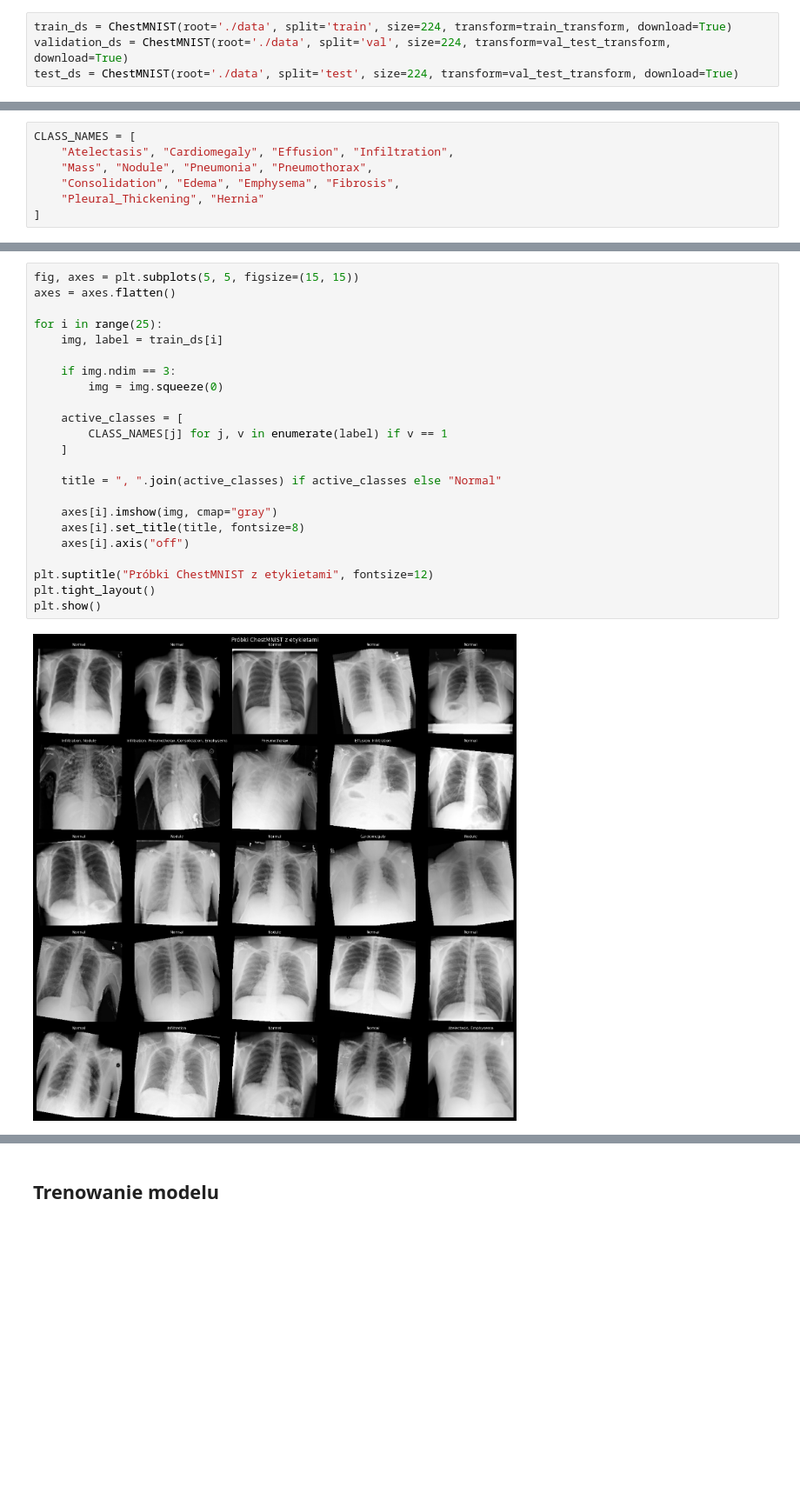
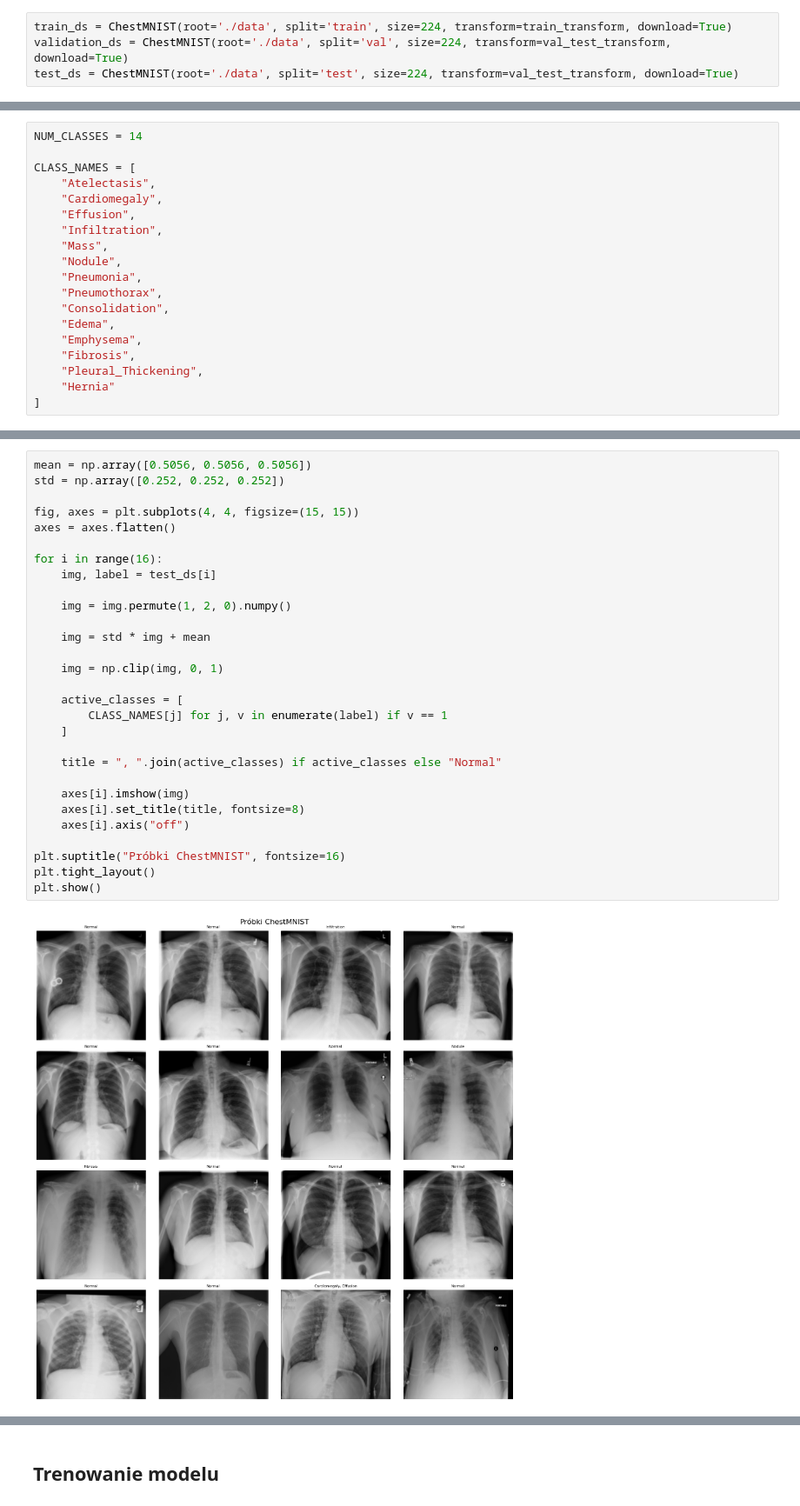
Before and after one commit to micichocki/umwdm, a Jupyter notebook: chest_mnist.ipynb, the cells around one changed output, grey strips where cells are left out. Shown at 87% size. Saved outputs shown, nothing was run; the diff lists cells and outputs as text; blank space fills up the shorter version.

```diff
--- a/chest_mnist.ipynb
+++ b/chest_mnist.ipynb
@@ -40,7 +65,19 @@ test_ds = ChestMNIST(root='./data', split='test', size=224, transform=val_test_t
 # %%
+NUM_CLASSES = 14
+
 CLASS_NAMES = [
-    "Atelectasis", "Cardiomegaly", "Effusion", "Infiltration",
-    "Mass", "Nodule", "Pneumonia", "Pneumothorax",
-    "Consolidation", "Edema", "Emphysema", "Fibrosis",
-    "Pleural_Thickening", "Hernia"
+    "Atelectasis",
+    "Cardiomegaly",
+    "Effusion",
+    "Infiltration",
+    "Mass",
+    "Nodule",
+    "Pneumonia",
+    "Pneumothorax",
+    "Consolidation",
+    "Edema",
+    "Emphysema",
+    "Fibrosis",
+    "Pleural_Thickening",
+    "Hernia"
 ]
@@ -47,25 +86,31 @@ CLASS_NAMES = [
 # %%
-fig, axes = plt.subplots(5, 5, figsize=(15, 15))
+mean = np.array([0.5056, 0.5056, 0.5056])
+std = np.array([0.252, 0.252, 0.252])
+
+fig, axes = plt.subplots(4, 4, figsize=(15, 15))
 axes = axes.flatten()
 
-for i in range(25):
-    img, label = train_ds[i]
+for i in range(16):
+    img, label = test_ds[i]
 
-    if img.ndim == 3:
-        img = img.squeeze(0)
+    img = img.permute(1, 2, 0).numpy()
+
+    img = std * img + mean
+
+    img = np.clip(img, 0, 1)
 
     active_classes = [
         CLASS_NAMES[j] for j, v in enumerate(label) if v == 1
     ]
 
     title = ", ".join(active_classes) if active_classes else "Normal"
 
-    axes[i].imshow(img, cmap="gray")
+    axes[i].imshow(img)
     axes[i].set_title(title, fontsize=8)
     axes[i].axis("off")
 
-plt.suptitle("Próbki ChestMNIST z etykietami", fontsize=12)
+plt.suptitle("Próbki ChestMNIST", fontsize=16)
 plt.tight_layout()
 plt.show()
 # %% [output]
-[figure, old version]
+[figure, new version]
```
Also changed, not shown: parts of 70 cells of this notebook, 12 other files.
